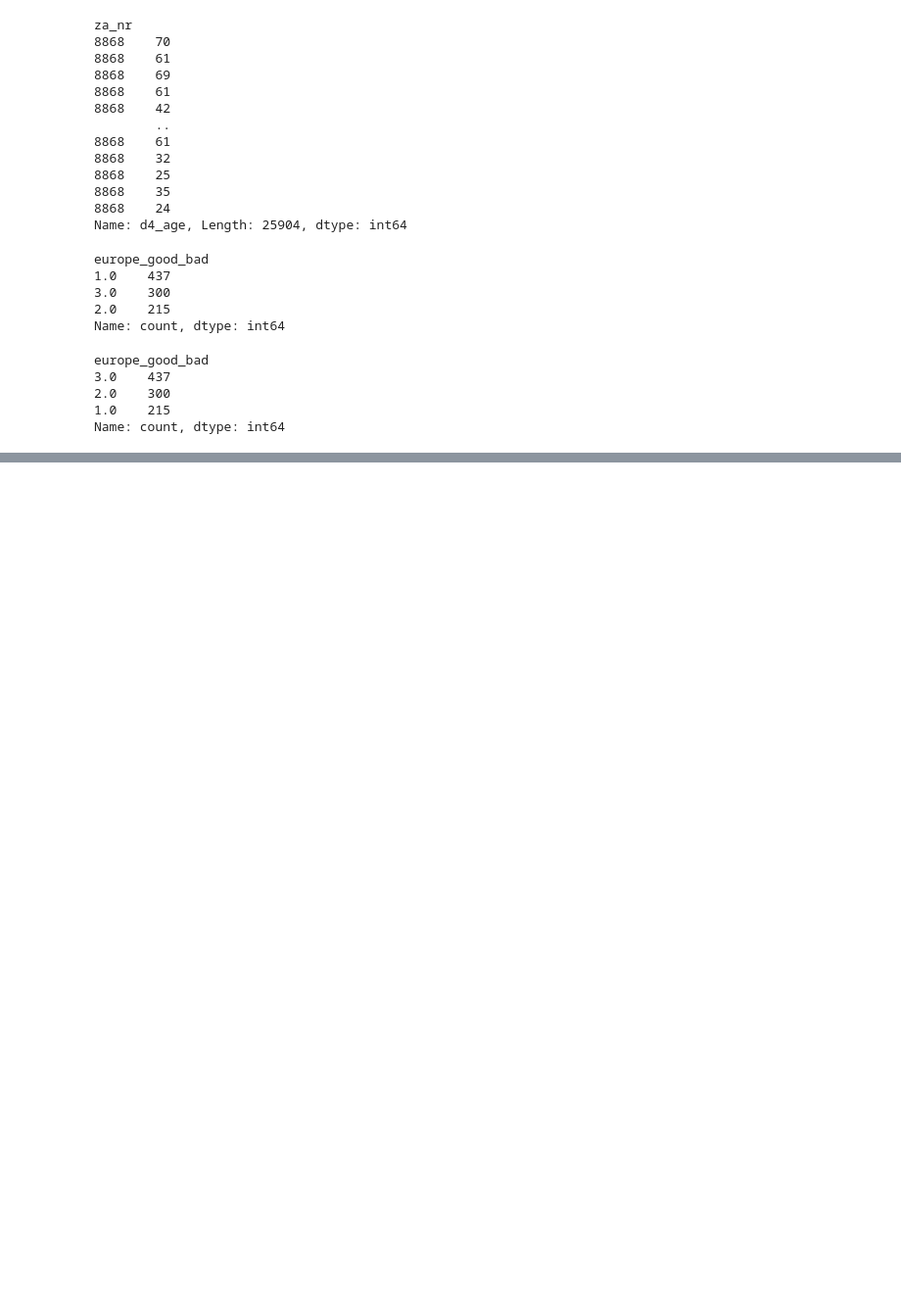
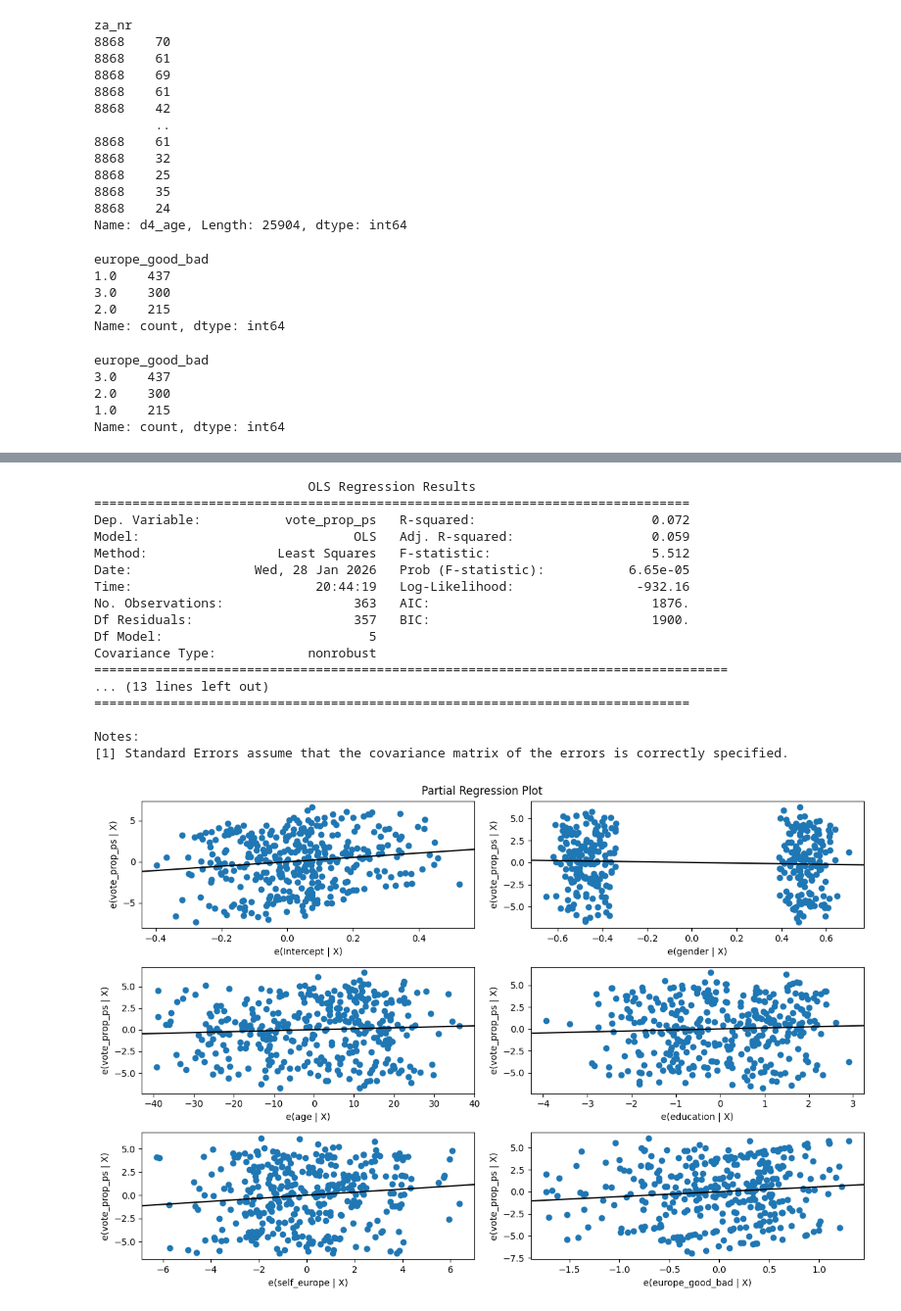
Before and after one commit to ametoGiscarddEstaing/data-science-stuff, a Jupyter notebook: EES.ipynb, the cells around one changed output, grey strips where cells are left out. Shown at 98% size. Saved outputs shown, nothing was run; the diff lists cells and outputs as text; code cells hidden in the pictures; blank space fills up the shorter version.

```diff
--- a/EES.ipynb
+++ b/EES.ipynb
@@ -152,0 +280,26 @@ plt.savefig('lfi.png', bbox_inches='tight')
+# %%
+my_formula = "vote_prop_ps  ~  gender + age + education + self_europe + europe_good_bad"
+model = smf.ols(formula=my_formula, data=df2).fit()
+print(model.summary())
+fig = plt.figure(figsize=(12,8))
+sm.graphics.plot_partregress_grid(model, fig=fig)
+plt.savefig('ps_europe_df2.png', bbox_inches='tight')
+# %% [output]
+                            OLS Regression Results
+==============================================================================
+Dep. Variable:           vote_prop_ps   R-squared:                       0.072
+Model:                            OLS   Adj. R-squared:                  0.059
+Method:                 Least Squares   F-statistic:                     5.512
+Date:                Wed, 28 Jan 2026   Prob (F-statistic):           6.65e-05
+Time:                        20:44:19   Log-Likelihood:                -932.16
+No. Observations:                 363   AIC:                             1876.
+Df Residuals:                     357   BIC:                             1900.
+Df Model:                           5
+Covariance Type:            nonrobust
+===================================================================================
+... (13 lines left out)
+==============================================================================
+
+Notes:
+[1] Standard Errors assume that the covariance matrix of the errors is correctly specified.
+[figure, added]
```
Also changed, not shown: parts of 46 cells of this notebook.
